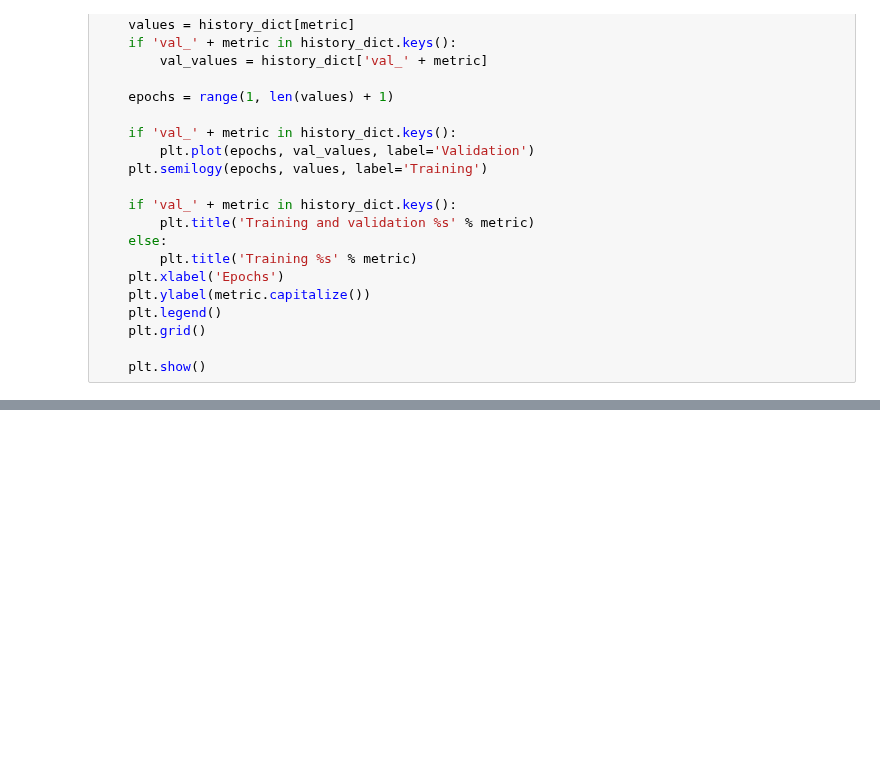
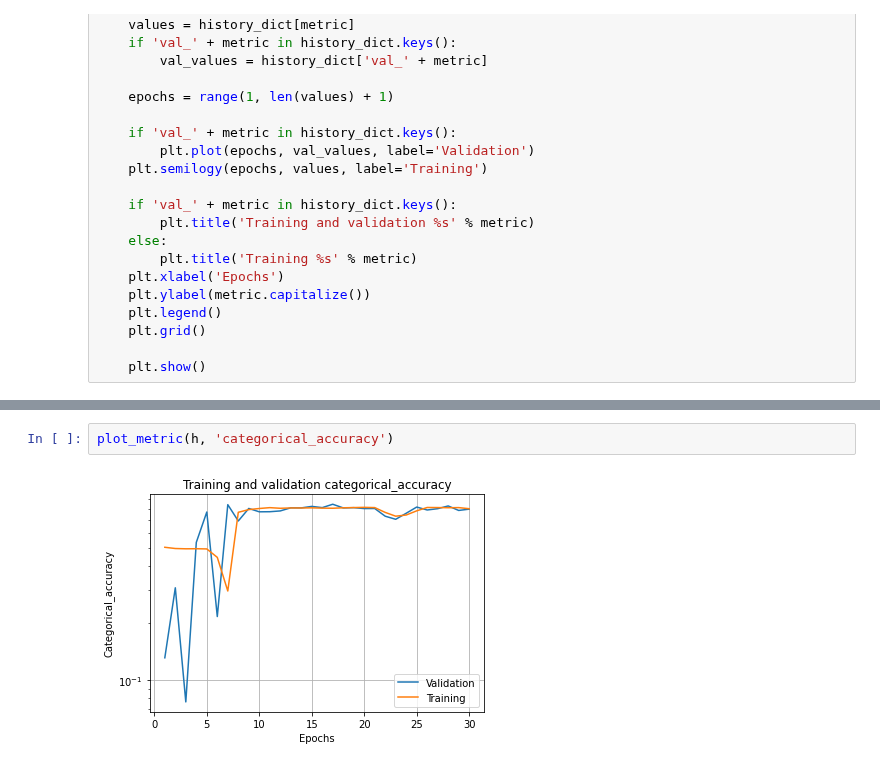
Before and after one commit to sarasabino/Accident_Rate_Project, a Jupyter notebook: Src/Notebooks/Model_selection.ipynb, the cells around one changed output, grey strips where cells are left out. Cells and saved outputs as stored; diff of their text form; blank space fills up the shorter version.

```diff
--- a/Src/Notebooks/Model_selection.ipynb
+++ b/Src/Notebooks/Model_selection.ipynb
@@ -1087,0 +1114,4 @@ plot_metric(h, 'loss')
+# %%
+plot_metric(h, 'categorical_accuracy')
+# %% [output]
+[figure, added]
```
Also changed, not shown: parts of 34 cells of this notebook.
